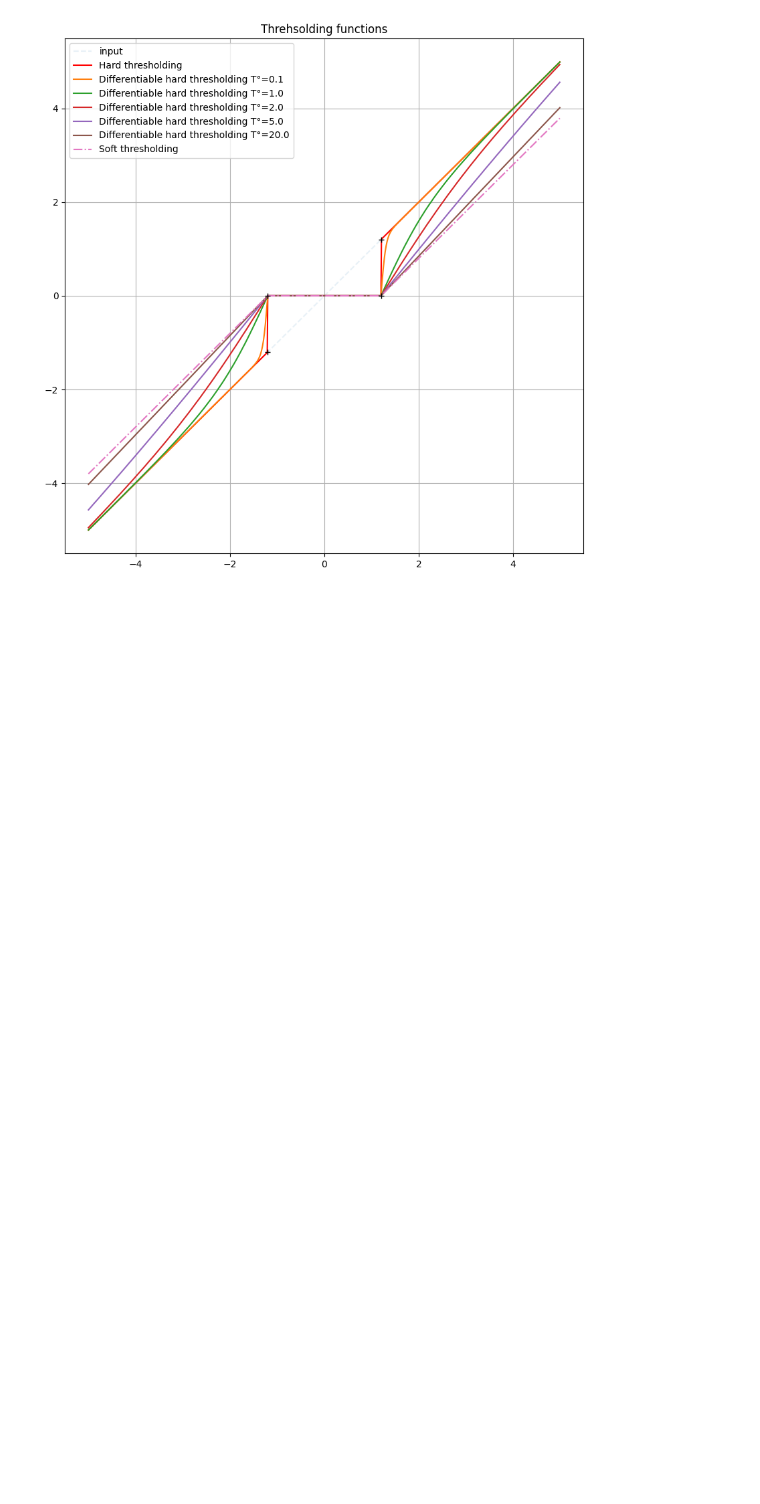
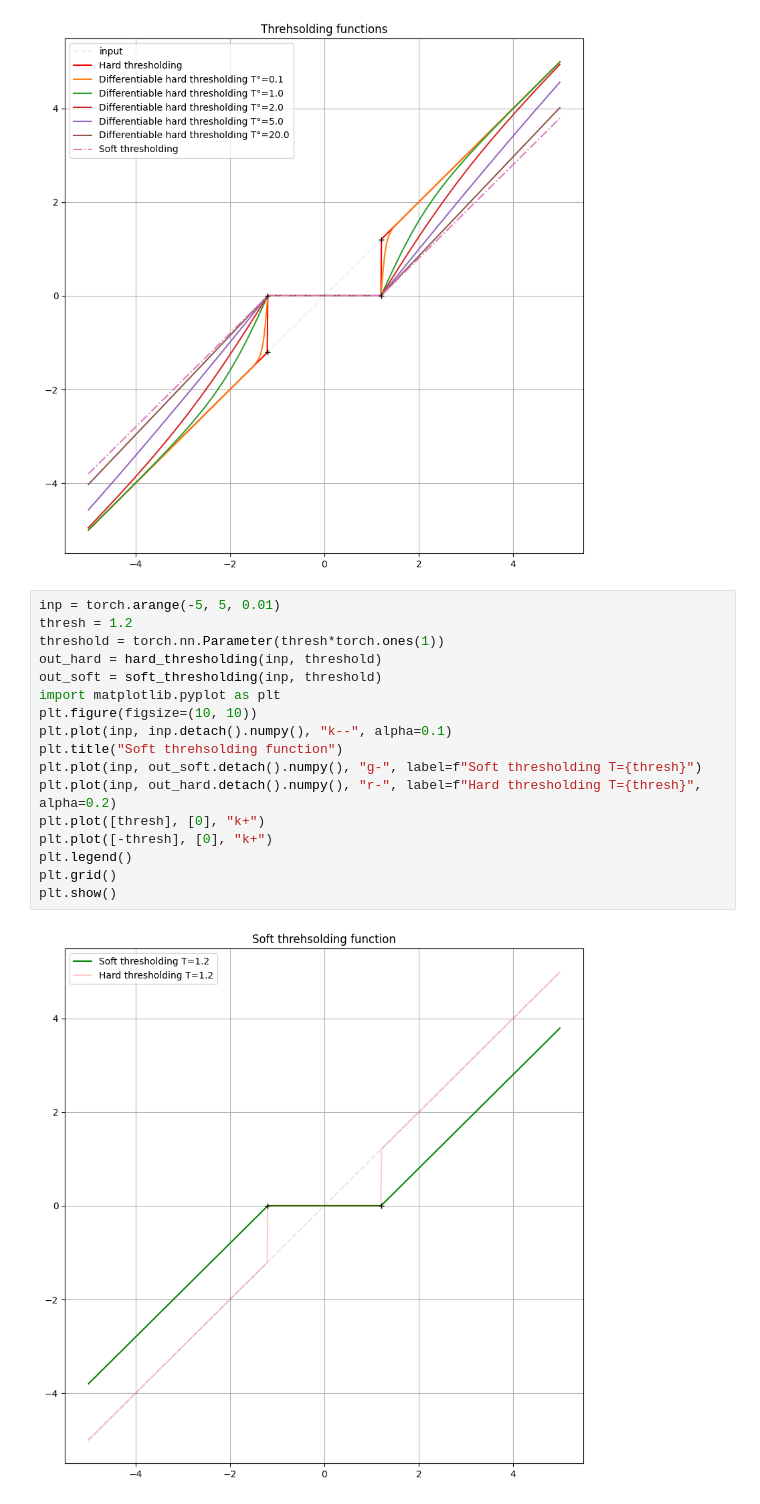
Before and after one commit to balthazarneveu/MVA24-delire, a Jupyter notebook: TP_1/hard_tresholding.ipynb, the cells around one changed output. Cells and saved outputs as stored; diff of their text form; blank space fills up the shorter version.

```diff
--- a/TP_1/hard_tresholding.ipynb
+++ b/TP_1/hard_tresholding.ipynb
@@ -119,3 +119,22 @@ plt.grid()
 plt.show()
 # %% [output]
 [figure]
+# %%
+inp = torch.arange(-5, 5, 0.01)
+thresh = 1.2
+threshold = torch.nn.Parameter(thresh*torch.ones(1))
+out_hard = hard_thresholding(inp, threshold)
+out_soft = soft_thresholding(inp, threshold)
+import matplotlib.pyplot as plt
+plt.figure(figsize=(10, 10))
+plt.plot(inp, inp.detach().numpy(), "k--", alpha=0.1)
+plt.title("Soft threhsolding function")
+plt.plot(inp, out_soft.detach().numpy(), "g-", label=f"Soft thresholding T={thresh}")
+plt.plot(inp, out_hard.detach().numpy(), "r-", label=f"Hard thresholding T={thresh}", alpha=0.2)
+plt.plot([thresh], [0], "k+")
+plt.plot([-thresh], [0], "k+")
+plt.legend()
+plt.grid()
+plt.show()
+# %% [output]
+[figure, added]
```
Also changed, not shown: 3 other files.
